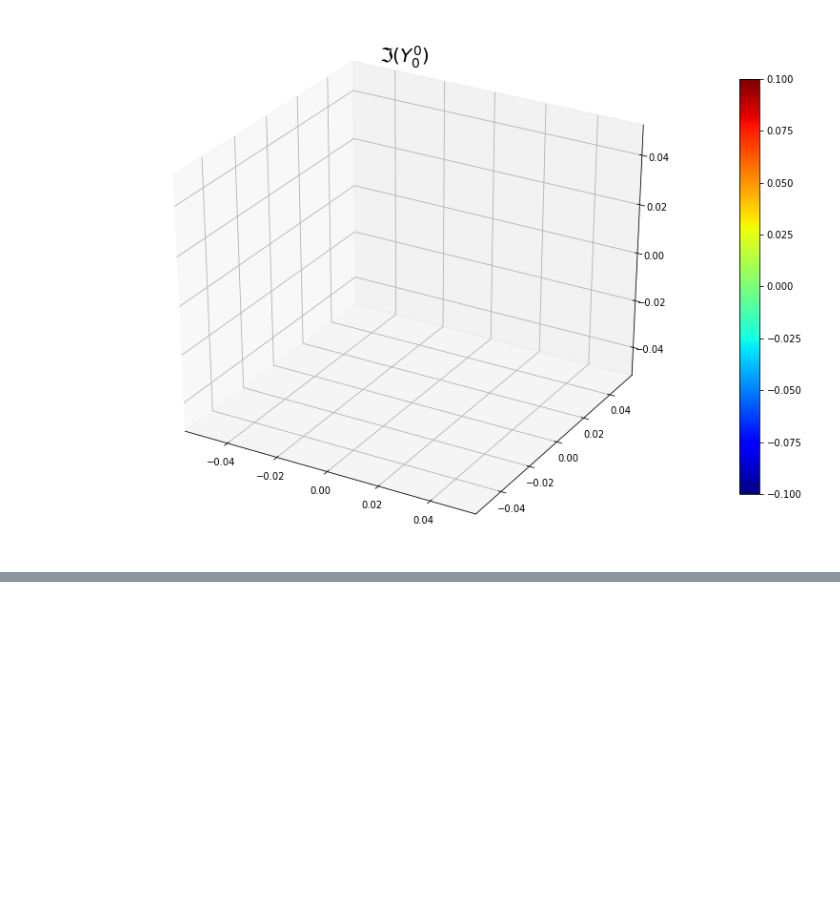
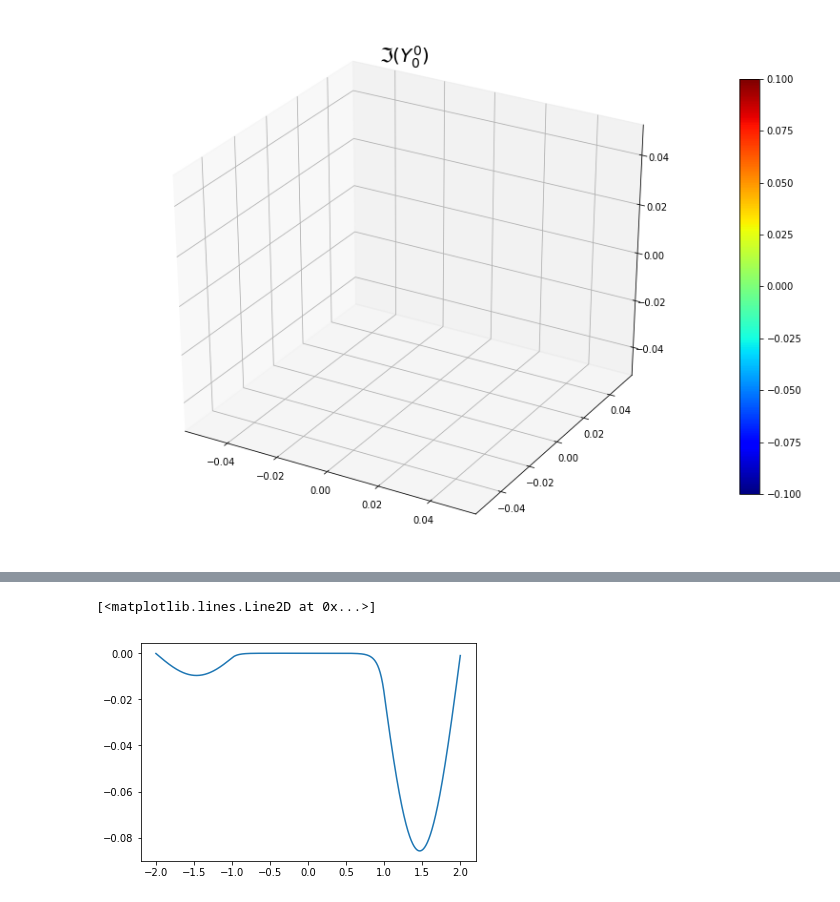
Before and after one commit to KJE2001/seminars, a Jupyter notebook: assignments/01_first_assignment.ipynb, the cells around one changed output, grey strips where cells are left out. Cells and saved outputs as stored; diff of their text form; code cells hidden in the pictures; blank space fills up the shorter version.

```diff
--- a/assignments/01_first_assignment.ipynb
+++ b/assignments/01_first_assignment.ipynb
@@ -174,3 +174,43 @@ Another interesting potential is the _semi-infinite_ potential well:
 </figure>
 which is a crude model for the bond energy curve of a diatomic molecule.
 Use the finite difference method to compute eigenvalues and eigenvectors for this potential. Plot some of the eigenvectors and the corresponding probability distributions.
+# %%
+import numpy as np
+from scipy.sparse import linalg as la
+import matplotlib.pyplot as plt
+%matplotlib inline
+
+def finite_well(x, L):
+    V_0 = 100.0
+    V = 0.0
+    if np.abs(x) <= L:
+        V = V_0
+    return V
+
+def finite_difference_Hamiltonian(grid, potential):
+    """ Return finite difference Hamiltonian using a centered, three-point stencil
+    grid -- equispaced grid
+    potential -- potential function in the Hamiltonian
+    """
+    N = grid.size
+    h = grid[1] - grid[0]
+    hamiltonian = np.zeros((N, N))
+    for i in range(N):
+        hamiltonian[i, i] = 1.0 / (h**2) + potential(grid[i])
+        for j in range(N):
+            if (j == i+1) or (j == i-1):
+                hamiltonian[i, j] = -1.0/(2.0 * h**2)
+    return hamiltonian
+
+# Discretization set up
+L = 1.0
+N = 1000
+grid = np.linspace(-L -1.0, L + 1.0, N)
+H = np.zeros((N, N))
+H = finite_difference_Hamiltonian(grid, (lambda x : finite_well(x, L)))
+E, psi = la.eigsh(H, k=5, which='SM')
+
+plt.plot(grid, psi[:, 0])
+# %% [output]
+[<matplotlib.lines.Line2D at 0x...>]
+[figure, added]
```
Also changed, not shown: parts of 1 cell of this notebook, 2 other files.
